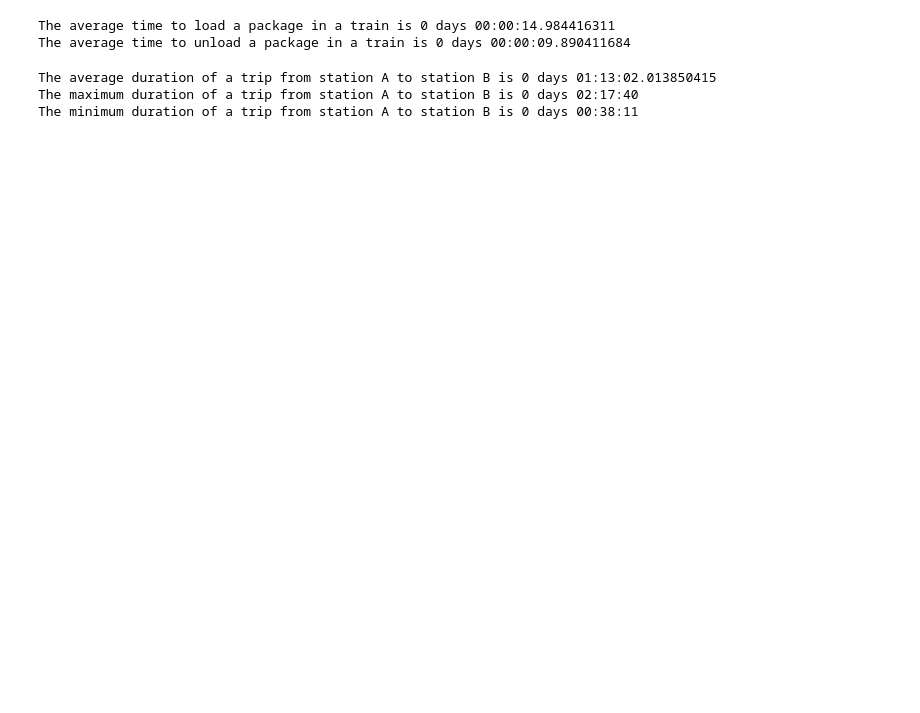
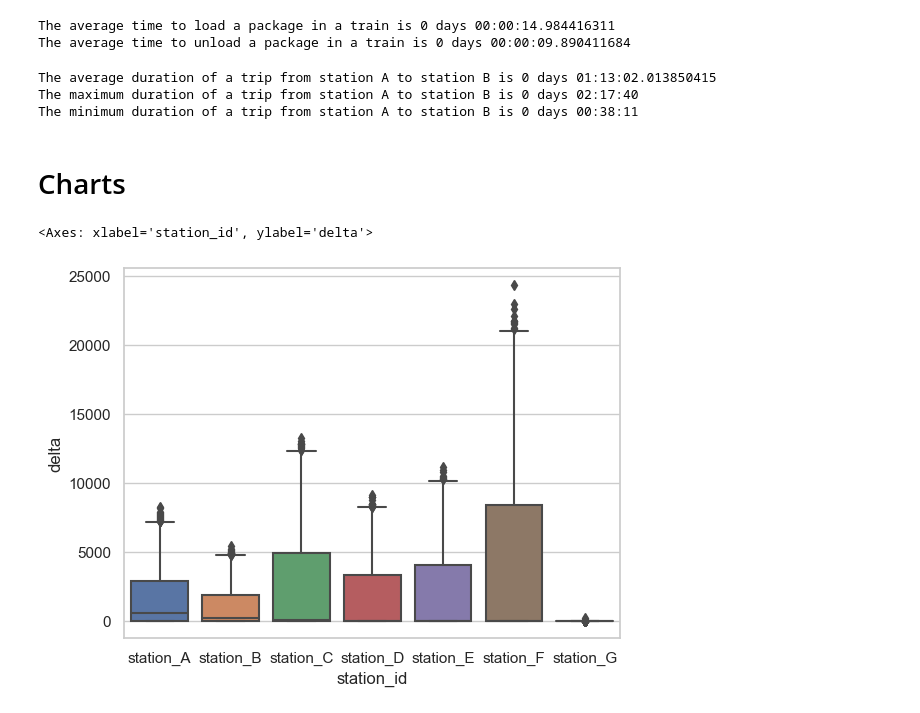
Before and after one commit to jandion/APSV-BusinessIntelligence, a Jupyter notebook: DataGenerator.ipynb, the cells around one changed output. Drawn from its saved outputs; the diff is of its cells as text; code cells hidden in the pictures; blank space fills up the shorter version.

```diff
--- a/DataGenerator.ipynb
+++ b/DataGenerator.ipynb
@@ -155,6 +155,7 @@ df["next_event"] = df.groupby("trip_id").event.shift(-1)
 df["next_station"] = df.groupby("trip_id").station_id.shift(-1)
 df["next_date"] = df.groupby("trip_id").date.shift(-1)
 df["next_cargo"] = df.groupby("trip_id").cargo.shift(-1)
+df["delta"] = (df.next_date - df.date)
 # %%
 print( "There are {} records".format( len( df ) ) )
 print( "There are {} columns".format( len( df.columns ) ) )
@@ -276,3 +245,5 @@ print("The minimum duration of a trip from station A to station B is {}".format(
 The average duration of a trip from station A to station B is 0 days 01:13:02.013850415
 The maximum duration of a trip from station A to station B is 0 days 02:17:40
 The minimum duration of a trip from station A to station B is 0 days 00:38:11
+# %% [markdown]
+# Charts
@@ -278,0 +252,7 @@ The minimum duration of a trip from station A to station B is 0 days 00:38:11
+# %%
+sns.set_theme(style="whitegrid")
+# %%
+sns.boxplot(x="station_id", y=df.delta.dt.total_seconds(), data=df)
+# %% [output]
+<Axes: xlabel='station_id', ylabel='delta'>
+[figure, added]
```
Also changed, not shown: parts of 4 cells of this notebook.
